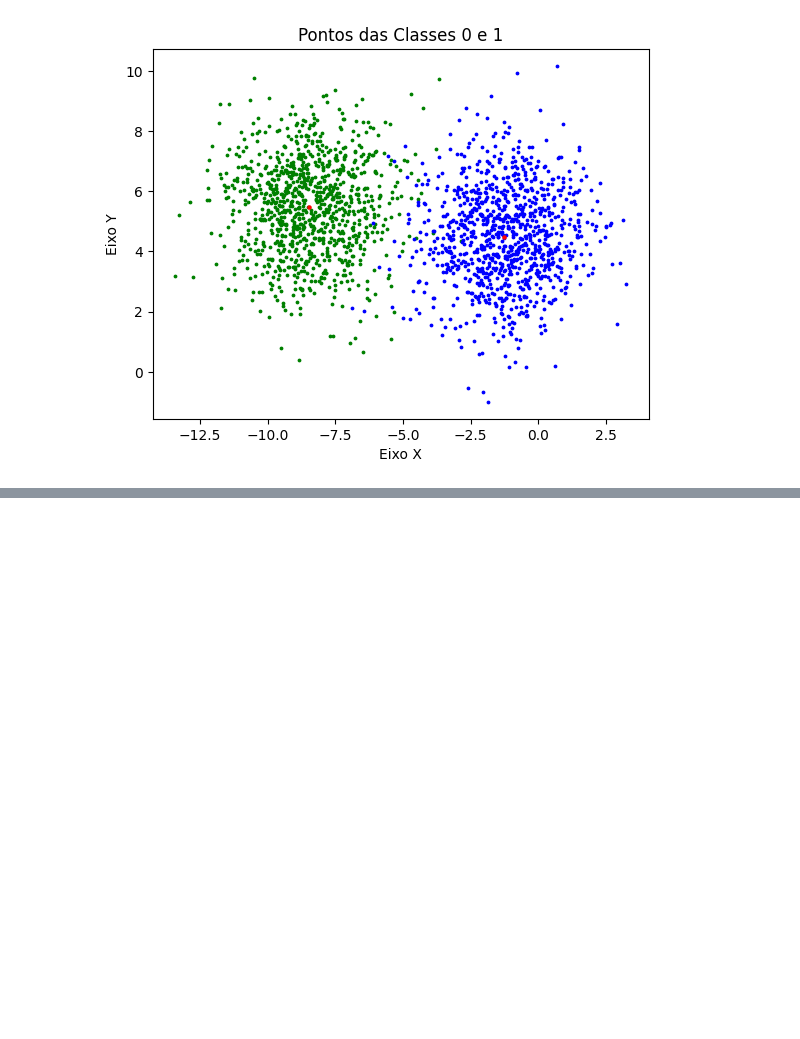
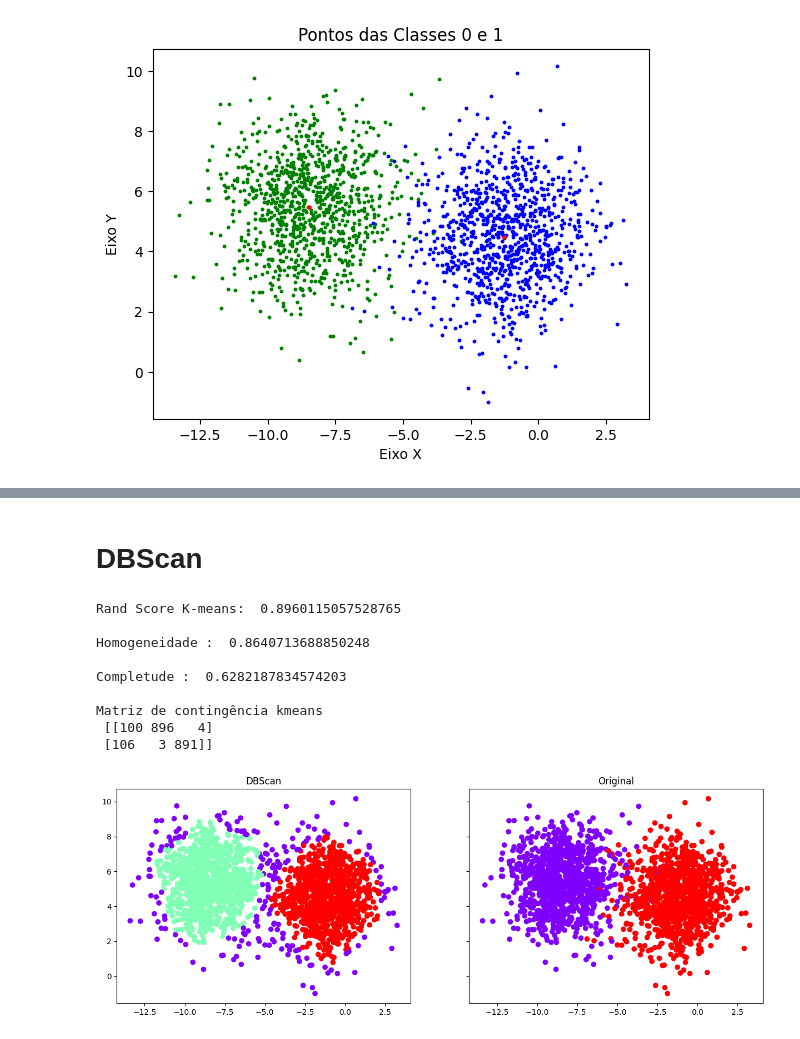
Before and after one commit to brunomaion/Clustering-ML, a Jupyter notebook: trab2.ipynb, the cells around one changed output, grey strips where cells are left out. Cells and saved outputs as stored; diff of their text form; code cells hidden in the pictures; blank space fills up the shorter version.

```diff
--- a/trab2.ipynb
+++ b/trab2.ipynb
@@ -146,0 +256,30 @@ ValueError: Number of labels is 1. Valid values are 2 to n_samples - 1 (inclusiv
+# %% [markdown]
+# DBScan
+# %%
+DadosTreino = pd.DataFrame(df,columns=df.columns[:-1])
+db = DBSCAN(eps=0.7, min_samples=25)
+db.fit(DadosTreino)
+X = db.labels_
+plotagraficos(X,'DBScan')
+
+#print("\nSoma dos quadrados das distâncias até o centróide mais próximo: ",db.inertia_)
+
+#print("\nCoesão: ",math.sqrt(db.inertia_)/db.n_clusters)
+
+#print("\nCoeficiente de Silhueta: ",metrics.silhouette_score(DadosTreino,db.labels_))
+
+print("\nRand Score K-means: ",metrics.rand_score(dados['label'],db.labels_))
+print("\nHomogeneidade : ",metrics.homogeneity_score(dados['label'],db.labels_))
+print("\nCompletude : ",metrics.completeness_score(dados['label'],db.labels_))
+print("\nMatriz de contingência kmeans\n", contingency_matrix(dados['label'], db.labels_))
+# %% [output]
+Rand Score K-means:  0.8960115057528765
+
+Homogeneidade :  0.8640713688850248
+
+Completude :  0.6282187834574203
+
+Matriz de contingência kmeans
+ [[100 896   4]
+ [106   3 891]]
+[figure, added]
```
Also changed, not shown: parts of 7 cells of this notebook, 2 other files.
